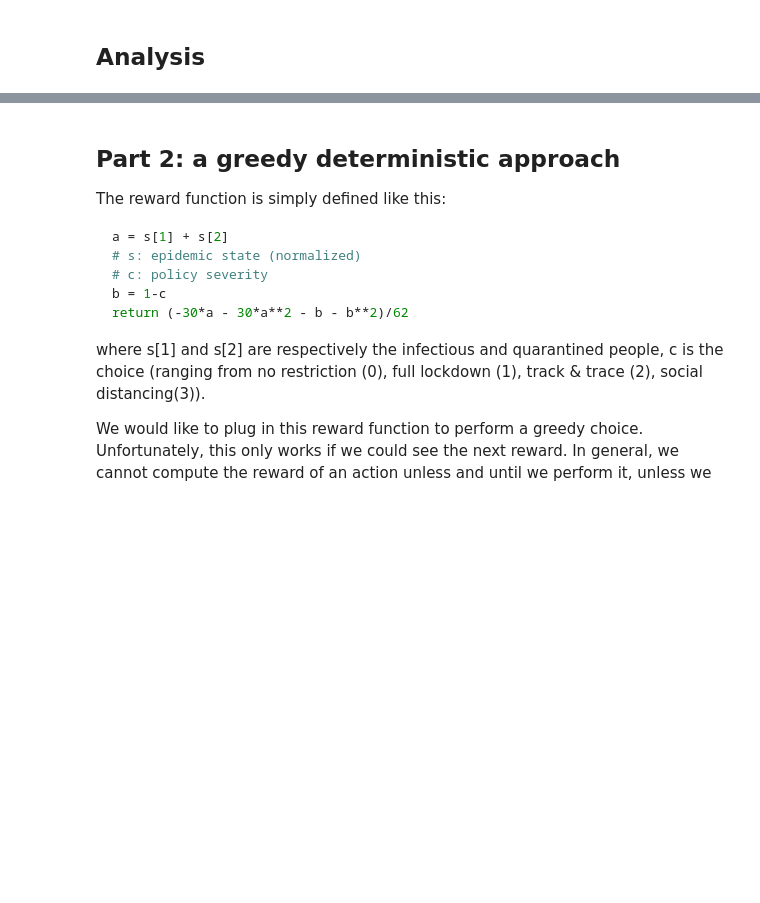
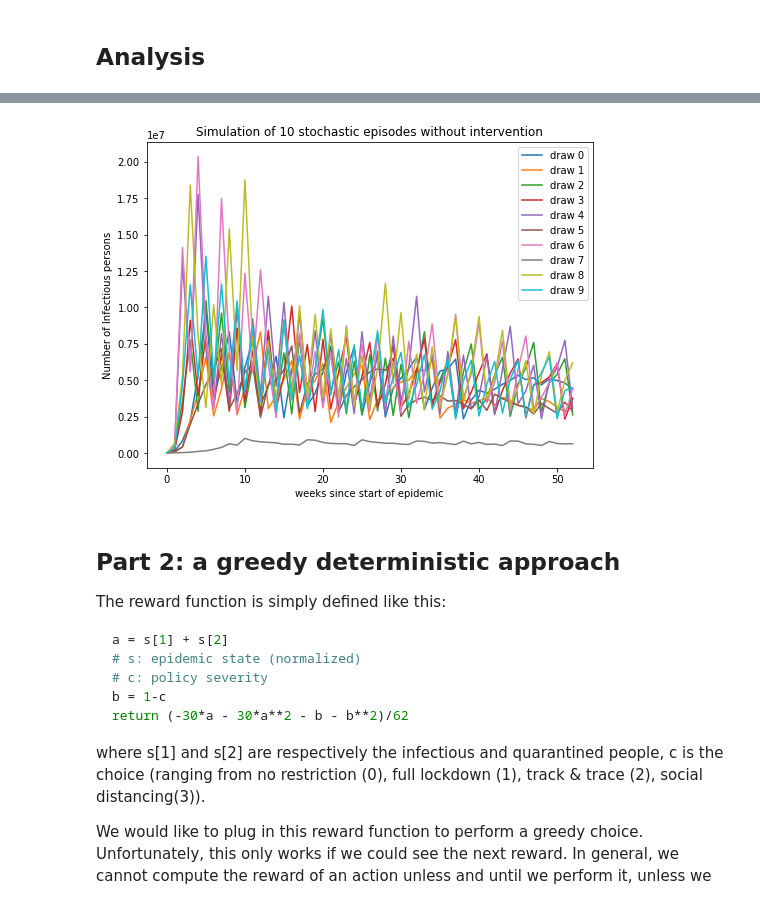
Before and after one commit to erolm-a/ai-coursework-2020, a Jupyter notebook: notebooks/run_deterministic_greedy.ipynb, the cells around one changed output, grey strips where cells are left out. Saved outputs shown, nothing was run; the diff lists cells and outputs as text; code cells hidden in the pictures; blank space fills up the shorter version.

```diff
--- a/notebooks/run_deterministic_greedy.ipynb
+++ b/notebooks/run_deterministic_greedy.ipynb
@@ -114,3 +75,7 @@ total reward -1.1228586575302093
+# %%
+utils.evaluate_stochastic(greedy_threshold)
+# %% [output]
+[figure, added]
 # %% [markdown]
 ## Part 2: a greedy deterministic approach
 
```
Also changed, not shown: parts of 19 cells of this notebook.
